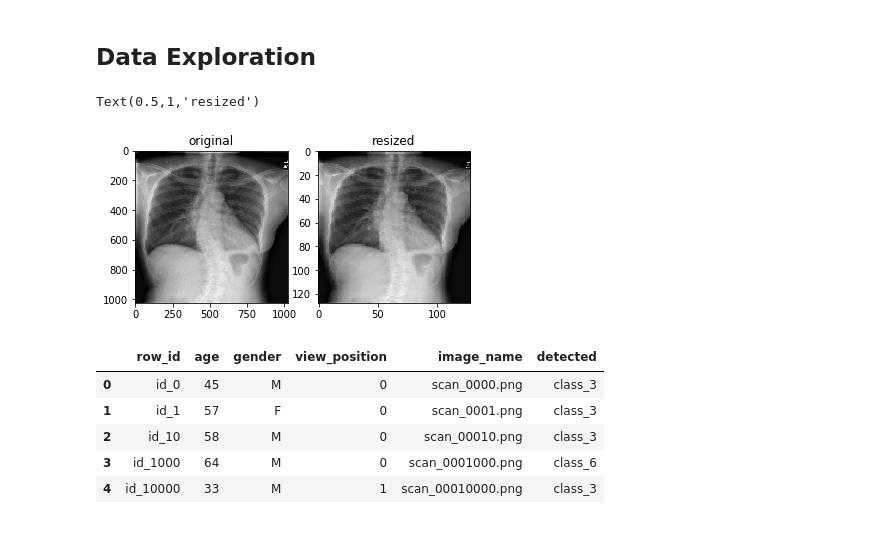
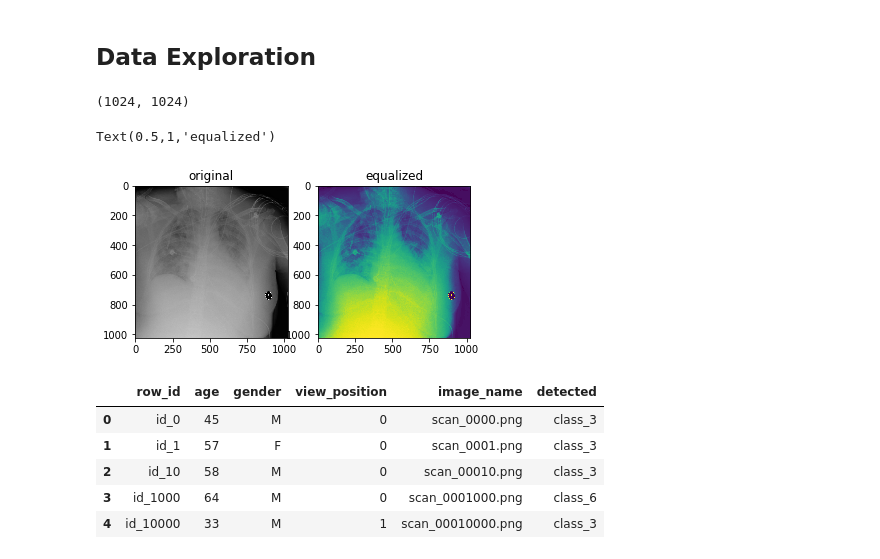
Before and after one commit to divyanshj16/chestnet_hackerearth, a Jupyter notebook: data_exploration.ipynb, the cells around one changed output. Drawn from its saved outputs; the diff is of its cells as text; code cells hidden in the pictures.

```diff
--- a/data_exploration.ipynb
+++ b/data_exploration.ipynb
@@ -36,17 +41,20 @@ files = !ls {train_folder}
 files = np.array(files)
 n = len(files)
 # %%
-img = cv2.imread(f'{train_folder}{files[10]}',1)
+img = cv2.imread(f'{train_folder}{files[8]}',1)
 plt.subplot(1,2,1)
 plt.imshow(img)
 plt.title('original')
-img2 = cv2.resize(img,(128,128))
+img = cv2.cvtColor(img,cv2.COLOR_BGR2GRAY)
+print(img.shape)
+img2 = cv2.equalizeHist(img)
 plt.subplot(1,2,2)
 plt.imshow(img2)
-plt.title('resized')
+plt.title('equalized')
 # %% [output]
-Text(0.5,1,'resized')
+(1024, 1024)
+Text(0.5,1,'equalized')
-[figure, old version]
+[figure, new version]
 # %%
 idx = np.random.choice(n,size=(random_subset,),replace=False)
 for i, _ in enumerate(files[idx]):
```
Also changed, not shown: parts of 38 cells of this notebook.
